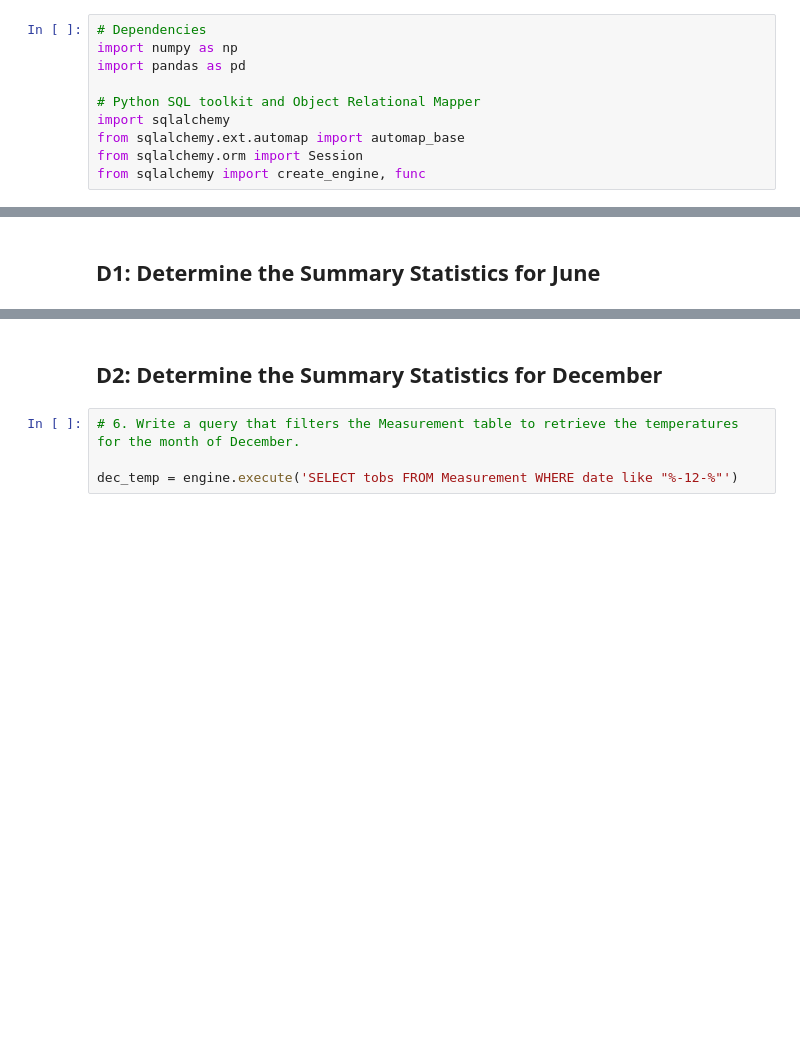
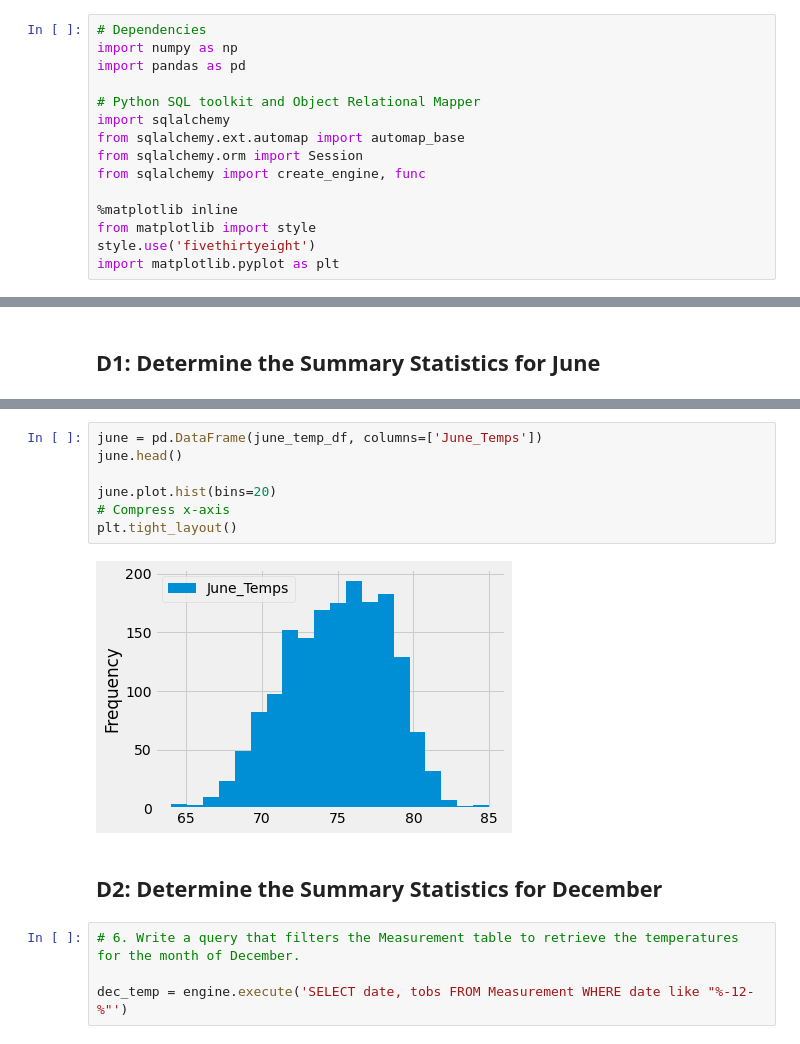
Before and after one commit to jaggarwal20/surfs_up, a Jupyter notebook: SurfsUp_Challenge.ipynb, the cells around one changed output, grey strips where cells are left out. Saved outputs shown, nothing was run; the diff lists cells and outputs as text; blank space fills up the shorter version.

Commit message:
updated graphs

```diff
--- a/SurfsUp_Challenge.ipynb
+++ b/SurfsUp_Challenge.ipynb
@@ -8,6 +8,11 @@ import sqlalchemy
 from sqlalchemy.ext.automap import automap_base
 from sqlalchemy.orm import Session
 from sqlalchemy import create_engine, func
+
+%matplotlib inline
+from matplotlib import style
+style.use('fivethirtyeight')
+import matplotlib.pyplot as plt
 # %%
 engine = create_engine("sqlite:///hawaii.sqlite")
 
@@ -121,12 +127,21 @@ june_temp_df.describe()
 | 50% | 75.000000 |
 | 75% | 77.000000 |
 | max | 85.000000 |
+# %%
+june = pd.DataFrame(june_temp_df, columns=['June_Temps'])
+june.head()
+
+june.plot.hist(bins=20)
+# Compress x-axis
+plt.tight_layout()
+# %% [output]
+[figure, added]
 # %% [markdown]
 ## D2: Determine the Summary Statistics for December
 # %%
 # 6. Write a query that filters the Measurement table to retrieve the temperatures for the month of December.
 
-dec_temp = engine.execute('SELECT tobs FROM Measurement WHERE date like "%-12-%"')
+dec_temp = engine.execute('SELECT date, tobs FROM Measurement WHERE date like "%-12-%"')
 # %%
 # 7. Convert the December temperatures to a list.
 dec_result = dec_temp.fetchall()
```
Also changed, not shown: parts of 11 cells of this notebook.
